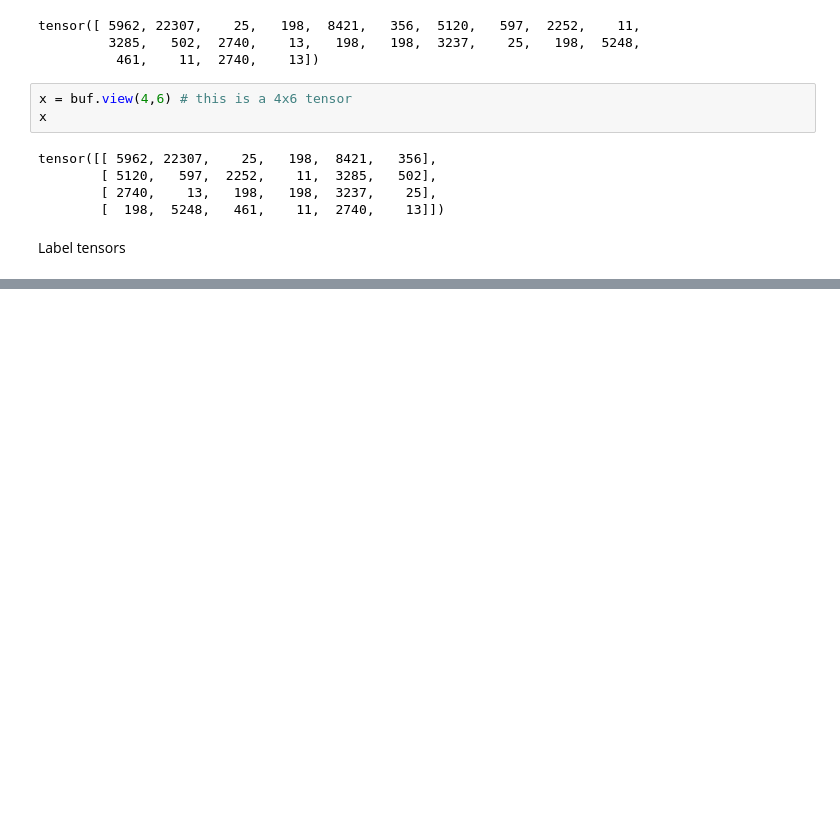
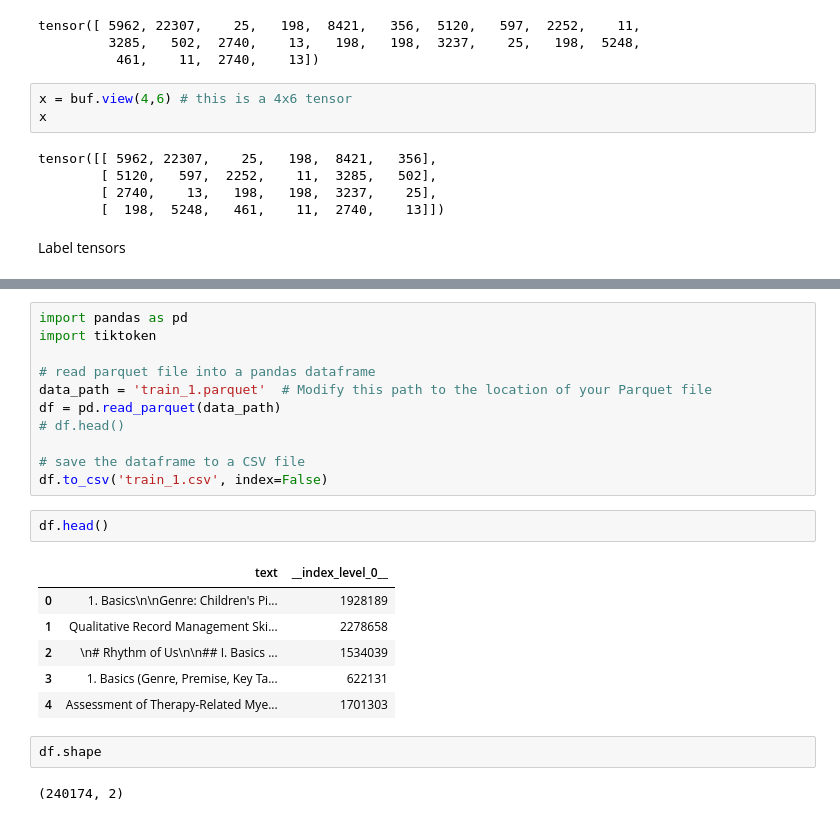
Before and after one commit to my-temporary-name/my_gpt2, a Jupyter notebook: play.ipynb, the cells around one changed output, grey strips where cells are left out. Drawn from its saved outputs; the diff is of its cells as text; blank space fills up the shorter version.

```diff
--- a/play.ipynb
+++ b/play.ipynb
@@ -181,0 +210,24 @@ tensor([[22307,    25,   198,  8421,   356,  5120],
+# %%
+import pandas as pd
+import tiktoken
+
+# read parquet file into a pandas dataframe
+data_path = 'train_1.parquet'  # Modify this path to the location of your Parquet file
+df = pd.read_parquet(data_path)
+# df.head()
+
+# save the dataframe to a CSV file
+df.to_csv('train_1.csv', index=False)
+# %%
+df.head()
+# %% [output]
+|  | text | __index_level_0__ |
+| 0 | 1. Basics\n\nGenre: Children's Pi... | 1928189 |
+| 1 | Qualitative Record Management Ski... | 2278658 |
+| 2 | \n# Rhythm of Us\n\n## I. Basics ... | 1534039 |
+| 3 | 1. Basics (Genre, Premise, Key Ta... | 622131 |
+| 4 | Assessment of Therapy-Related Mye... | 1701303 |
+# %%
+df.shape
+# %% [output]
+(240174, 2)
```
Also changed, not shown: parts of 6 cells of this notebook, 3 other files.
